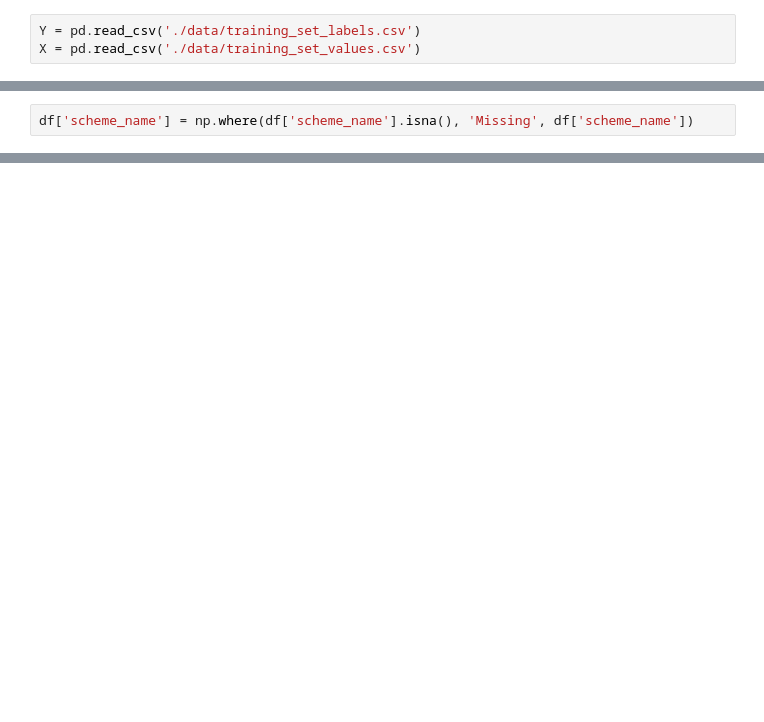
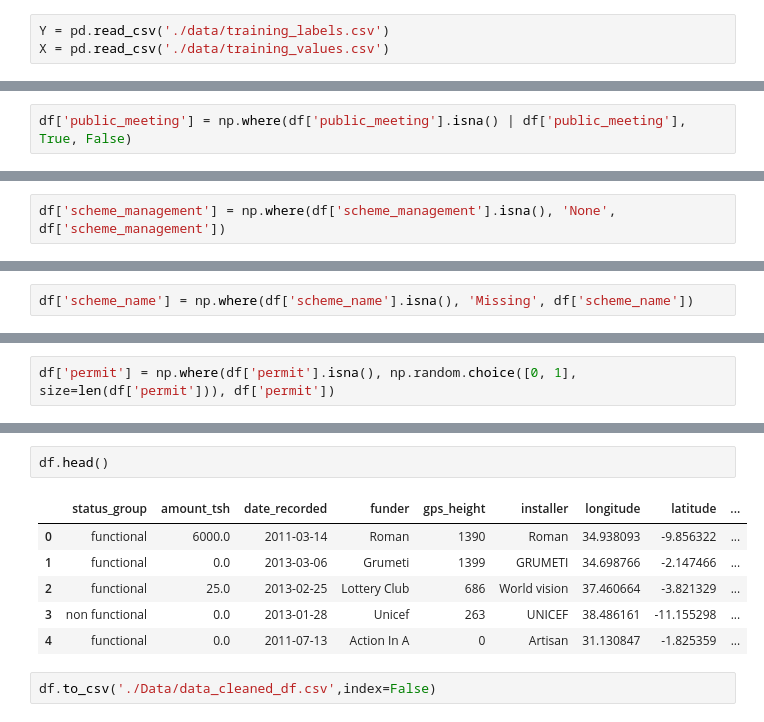
Before and after one commit to wooyounghong/water-wells-classification, a Jupyter notebook: 1.Data_Cleaning.ipynb, the cells around one changed output, grey strips where cells are left out. Cells and saved outputs as stored; diff of their text form; blank space fills up the shorter version.

```diff
--- a/1. Data_Cleaning.ipynb
+++ b/1.Data_Cleaning.ipynb
@@ -11,8 +12,8 @@ import seaborn as sns
 pd.set_option('display.max_rows', 500)
 pd.set_option('display.max_columns', 500)
 # %%
-Y = pd.read_csv('./data/training_set_labels.csv')
-X = pd.read_csv('./data/training_set_values.csv')
+Y = pd.read_csv('./data/training_labels.csv')
+X = pd.read_csv('./data/training_values.csv')
 # %%
 Y.head()
 # %% [output]
@@ -223,0 +249,2 @@ df.public_meeting.isna().sum()
+# %%
+df['public_meeting'] = np.where(df['public_meeting'].isna() | df['public_meeting'], True, False)
@@ -231,0 +286,2 @@ df[df['scheme_management'] == 'None']
+# %%
+df['scheme_management'] = np.where(df['scheme_management'].isna(), 'None', df['scheme_management'])
@@ -245,0 +370,2 @@ df['permit'].value_counts()
+# %%
+df['permit'] = np.where(df['permit'].isna(), np.random.choice([0, 1], size=len(df['permit'])), df['permit'])
@@ -245,0 +418,11 @@ df['permit'].value_counts()
+# %%
+df.head()
+# %% [output]
+|  | status_group | amount_tsh | date_recorded | funder | gps_height | installer | longitude | latitude | ... |
+| 0 | functional | 6000.0 | 2011-03-14 | Roman | 1390 | Roman | 34.938093 | -9.856322 | ... |
+| 1 | functional | 0.0 | 2013-03-06 | Grumeti | 1399 | GRUMETI | 34.698766 | -2.147466 | ... |
+| 2 | functional | 25.0 | 2013-02-25 | Lottery Club | 686 | World vision | 37.460664 | -3.821329 | ... |
+| 3 | non functional | 0.0 | 2013-01-28 | Unicef | 263 | UNICEF | 38.486161 | -11.155298 | ... |
+| 4 | functional | 0.0 | 2011-07-13 | Action In A | 0 | Artisan | 31.130847 | -1.825359 | ... |
+# %%
+df.to_csv('./Data/data_cleaned_df.csv',index=False)
```
Also changed, not shown: parts of 29 cells of this notebook, 1 other file.
